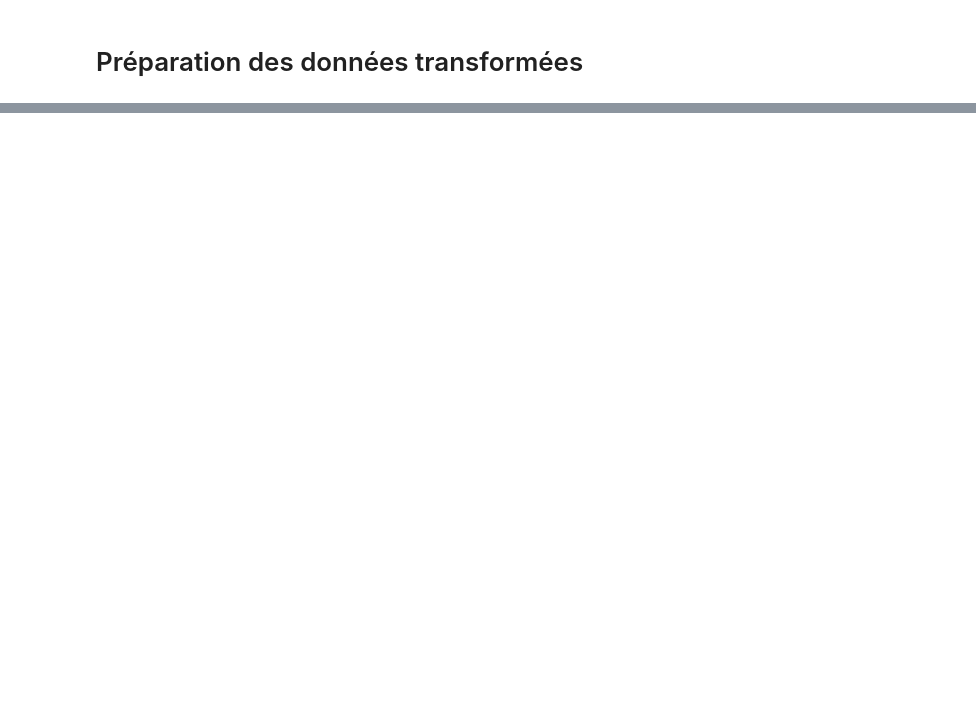
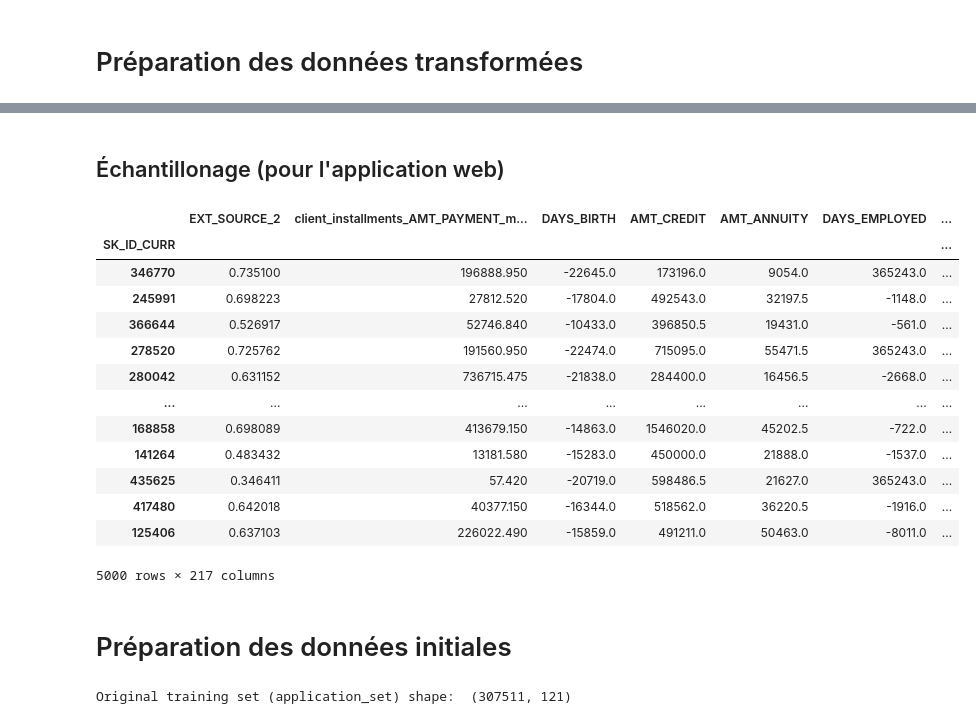
Before and after one commit to StudentLucyna/Projet7, a Jupyter notebook: Projet7_Pysz_Interpretation.ipynb, the cells around one changed output, grey strips where cells are left out. Cells and saved outputs as stored; diff of their text form; code cells hidden in the pictures; blank space fills up the shorter version.

```diff
--- a/Projet7_Pysz_Interpretation.ipynb
+++ b/Projet7_Pysz_Interpretation.ipynb
@@ -21,2 +27,9 @@ FileNotFoundError: [Errno 2] No such file or directory: 'models/model_1.1.1.pkl'
 # %% [markdown]
 # Préparation des données transformées
+# %%
+# load libraries
+import pandas as pd
+
+data_train_featured = pd.read_csv('data/cleaned/data_train_featured.csv', index_col='SK_ID_CURR')
+print('Featured training data set shape: ', data_train_featured.shape)
+data_train_featured.head()
@@ -22,0 +46,17 @@ FileNotFoundError: [Errno 2] No such file or directory: 'models/model_1.1.1.pkl'
+# %%
+from sklearn.impute import SimpleImputer
+
+# Split features and targets
+target_train = data_train_featured['TARGET']
+data_train_featured = data_train_featured.drop(columns='TARGET')
+feature_names = data_train_featured.columns
+index = data_train_featured.index
+
+# Imputations
+imp_mean = SimpleImputer(strategy='mean')
+imp_mean.fit(data_train_featured)
+data_train_featured = pd.DataFrame(
+    imp_mean.transform(data_train_featured),
+    columns=feature_names,
+    index=index
+)
@@ -22,0 +75,35 @@ FileNotFoundError: [Errno 2] No such file or directory: 'models/model_1.1.1.pkl'
+# %% [markdown]
+## Échantillonage (pour l'application web)
+# %%
+# Sampling
+data_processed = data_train_featured.sample(n=5000, random_state=42)
+
+# Save the sample for web app
+data_processed.to_csv('web/data/data_processed.csv')
+
+# Display
+data_processed
+# %% [output]
+|  | EXT_SOURCE_2 | client_installments_AMT_PAYMENT_m... | DAYS_BIRTH | AMT_CREDIT | AMT_ANNUITY | DAYS_EMPLOYED | ... |
+| SK_ID_CURR |  |  |  |  |  |  | ... |
+| 346770 | 0.735100 | 196888.950 | -22645.0 | 173196.0 | 9054.0 | 365243.0 | ... |
+| 245991 | 0.698223 | 27812.520 | -17804.0 | 492543.0 | 32197.5 | -1148.0 | ... |
+| 366644 | 0.526917 | 52746.840 | -10433.0 | 396850.5 | 19431.0 | -561.0 | ... |
+| 278520 | 0.725762 | 191560.950 | -22474.0 | 715095.0 | 55471.5 | 365243.0 | ... |
+| 280042 | 0.631152 | 736715.475 | -21838.0 | 284400.0 | 16456.5 | -2668.0 | ... |
+| ... | ... | ... | ... | ... | ... | ... | ... |
+| 168858 | 0.698089 | 413679.150 | -14863.0 | 1546020.0 | 45202.5 | -722.0 | ... |
+| 141264 | 0.483432 | 13181.580 | -15283.0 | 450000.0 | 21888.0 | -1537.0 | ... |
+| 435625 | 0.346411 | 57.420 | -20719.0 | 598486.5 | 21627.0 | 365243.0 | ... |
+| 417480 | 0.642018 | 40377.150 | -16344.0 | 518562.0 | 36220.5 | -1916.0 | ... |
+| 125406 | 0.637103 | 226022.490 | -15859.0 | 491211.0 | 50463.0 | -8011.0 | ... |
+5000 rows × 217 columns
+# %% [markdown]
+# Préparation des données initiales
+# %%
+import pandas as pd
+
+data_train_original = pd.read_csv('data/input/application_train.csv', index_col='SK_ID_CURR')
+print('Original training set (application_set) shape: ', data_train_original.shape)
+# %% [output]
+Original training set (application_set) shape:  (307511, 121)
```
Also changed, not shown: parts of 34 cells of this notebook, 3 other files.
